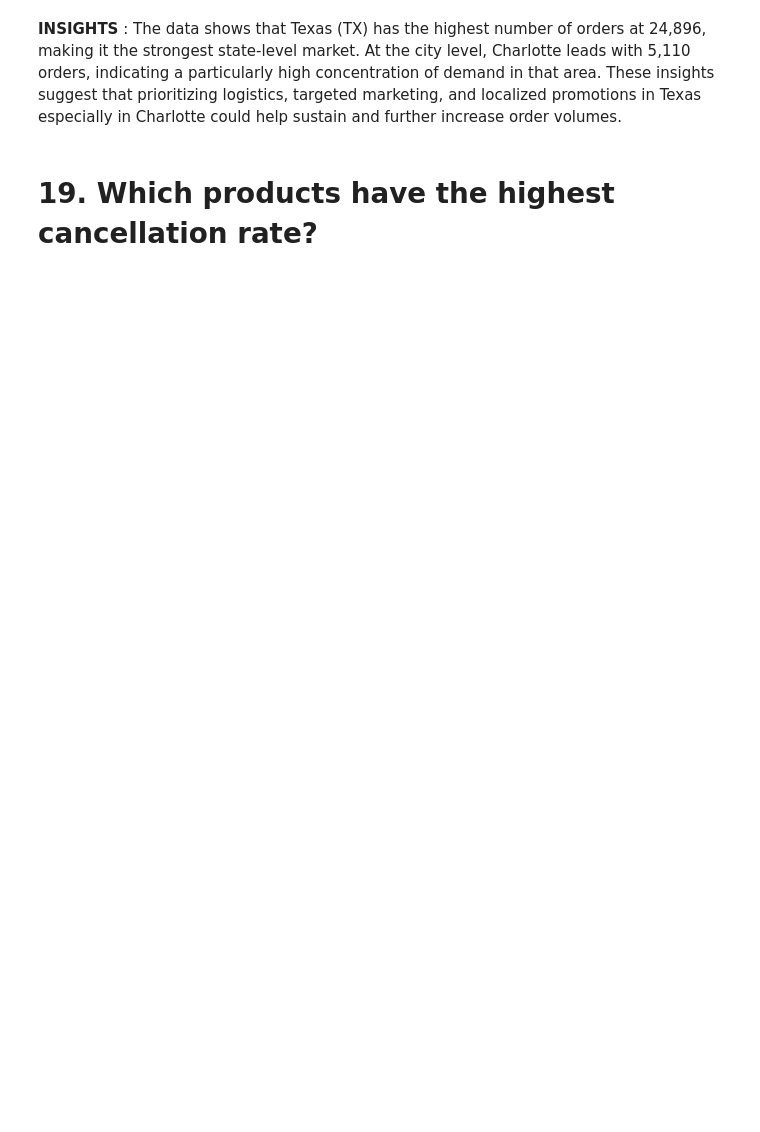
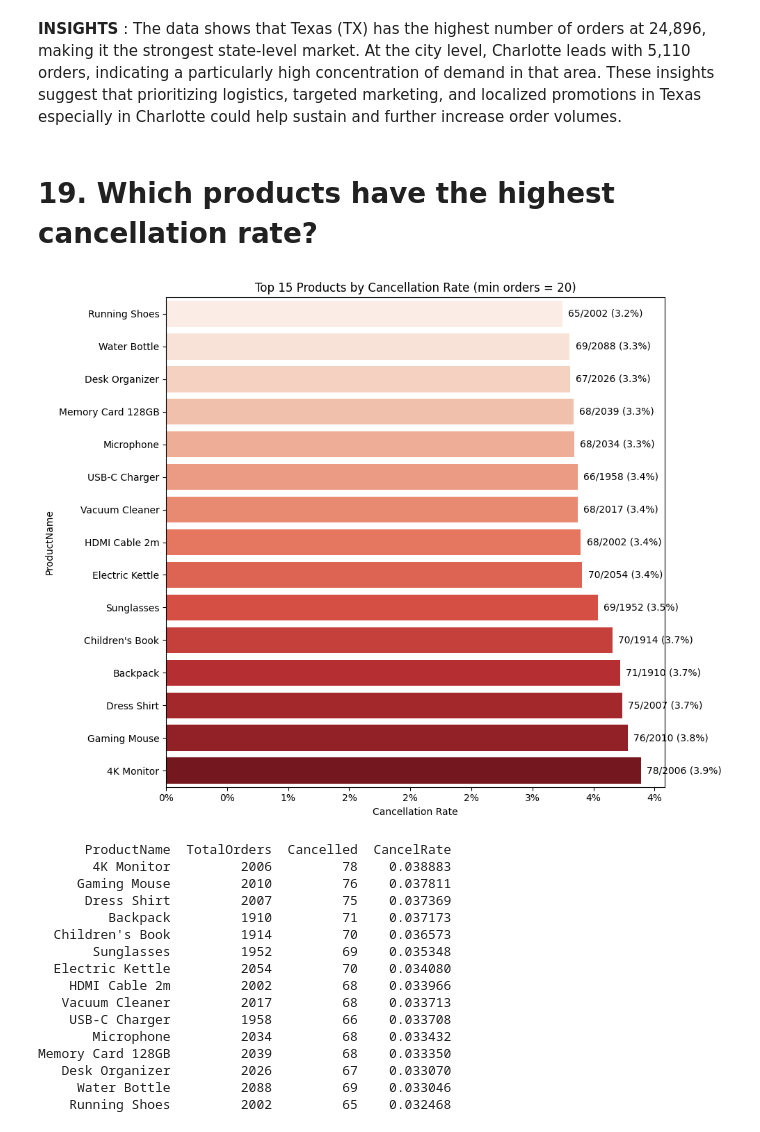
Before and after one commit to bsit2c2025/itcs204_finalsproject_agawin, a Jupyter notebook: MPDA_Agawin.ipynb, the cells around one changed output. Cells and saved outputs as stored; diff of their text form; code cells hidden in the pictures; blank space fills up the shorter version.

```diff
--- a/MPDA_Agawin.ipynb
+++ b/MPDA_Agawin.ipynb
@@ -923,3 +920,61 @@ Top City: Charlotte — 5110 orders
 **INSIGHTS** : The data shows that Texas (TX) has the highest number of orders at 24,896, making it the strongest state-level market. At the city level, Charlotte leads with 5,110 orders, indicating a particularly high concentration of demand in that area. These insights suggest that prioritizing logistics, targeted marketing, and localized promotions in Texas especially in Charlotte could help sustain and further increase order volumes.
 # %% [markdown]
 # 19. Which products have the highest cancellation rate?
+# %%
+# Which products have the highest cancellation rate
+min_orders = 20
+top_n = 15
+
+# find product column if not already set
+if 'product_col' not in globals() or product_col not in amazondata.columns:
+    possible_product_cols = ['ProductName', 'Product', 'ProductTitle', 'ItemName', 'ItemDescription', 'ProductID', 'SKU']
+    product_col = next((c for c in possible_product_cols if c in amazondata.columns), None)
+
+if product_col is None:
+    print("No product column found. Available columns:", amazondata.columns.tolist())
+else:
+    grp = amazondata.groupby(product_col).agg(
+        TotalOrders=('OrderID', 'nunique'),
+        Cancelled=('OrderStatus', lambda s: (s == 'Cancelled').sum())
+    ).reset_index()
+    grp = grp[grp['TotalOrders'] >= min_orders].copy()
+    grp['CancelRate'] = grp['Cancelled'] / grp['TotalOrders']
+    top = grp.sort_values('CancelRate', ascending=False).head(top_n).iloc[::-1]  # reverse for horizontal bar
+
+    plt.figure(figsize=(10,8))
+    sns.barplot(data=top, x='CancelRate', y=product_col, palette='Reds')
+    plt.xlabel('Cancellation Rate')
+    plt.gca().xaxis.set_major_formatter(plt.FuncFormatter(lambda x, _: f'{x:.0%}'))
+    plt.title(f'Top {top_n} Products by Cancellation Rate (min orders = {min_orders})')
+
+    ax = plt.gca()
+    for p, (_, row) in zip(ax.patches, top.iterrows()):
+        rate = row['CancelRate']
+        cancelled = int(row['Cancelled'])
+        total = int(row['TotalOrders'])
+        ax.annotate(f'{cancelled}/{total} ({rate:.1%})',
+                    (p.get_width(), p.get_y() + p.get_height()/2),
+                    xytext=(6, 0), textcoords='offset points', va='center')
+
+    plt.tight_layout()
+    plt.show()
+
+    print(top[[product_col, 'TotalOrders', 'Cancelled', 'CancelRate']].sort_values('CancelRate', ascending=False).head(top_n).to_string(index=False))
+# %% [output]
+[figure, added]
+      ProductName  TotalOrders  Cancelled  CancelRate
+       4K Monitor         2006         78    0.038883
+     Gaming Mouse         2010         76    0.037811
+      Dress Shirt         2007         75    0.037369
+         Backpack         1910         71    0.037173
+  Children's Book         1914         70    0.036573
+       Sunglasses         1952         69    0.035348
+  Electric Kettle         2054         70    0.034080
+    HDMI Cable 2m         2002         68    0.033966
+   Vacuum Cleaner         2017         68    0.033713
+    USB-C Charger         1958         66    0.033708
+       Microphone         2034         68    0.033432
+Memory Card 128GB         2039         68    0.033350
+   Desk Organizer         2026         67    0.033070
+     Water Bottle         2088         69    0.033046
+    Running Shoes         2002         65    0.032468
```
Also changed, not shown: parts of 18 cells of this notebook.
